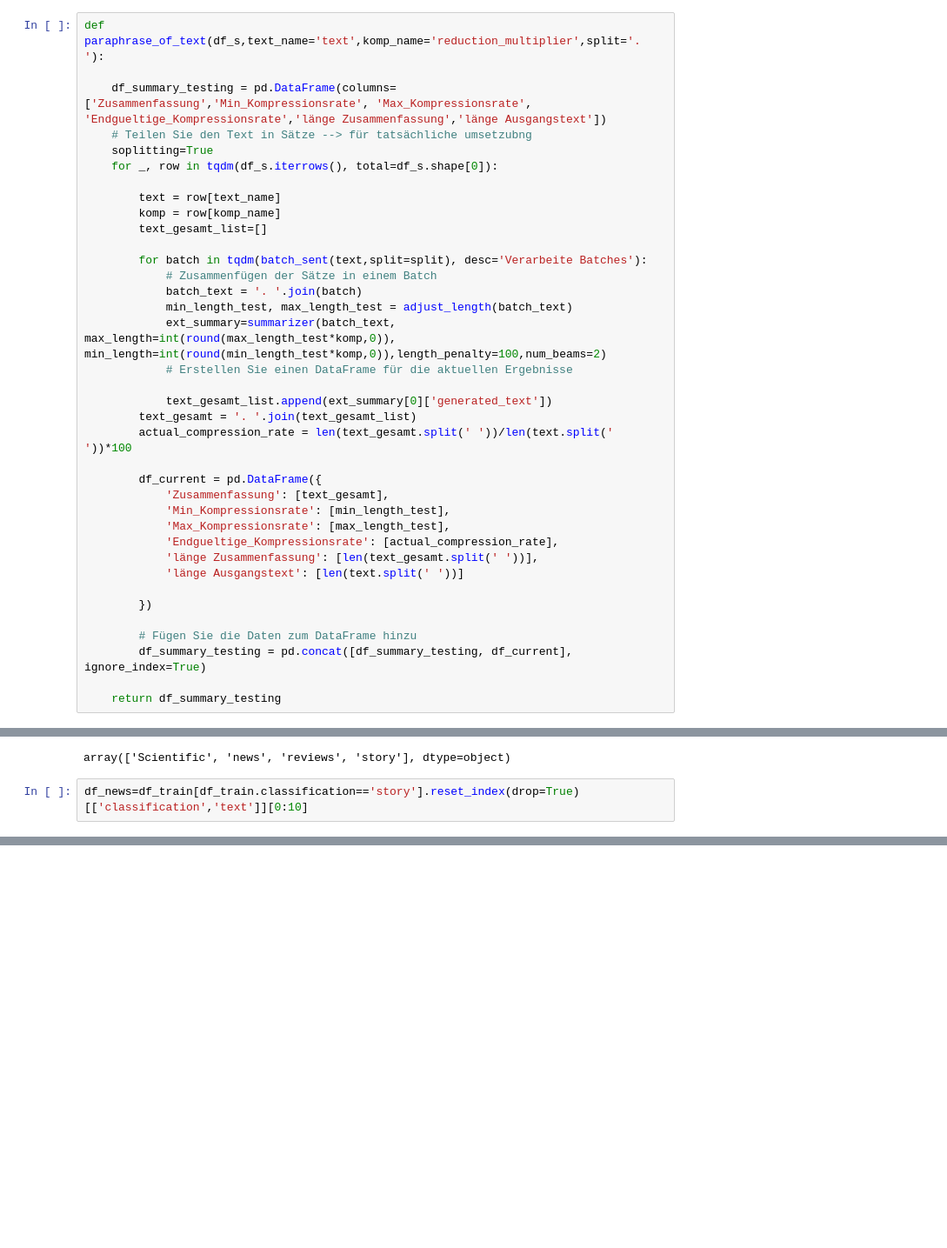
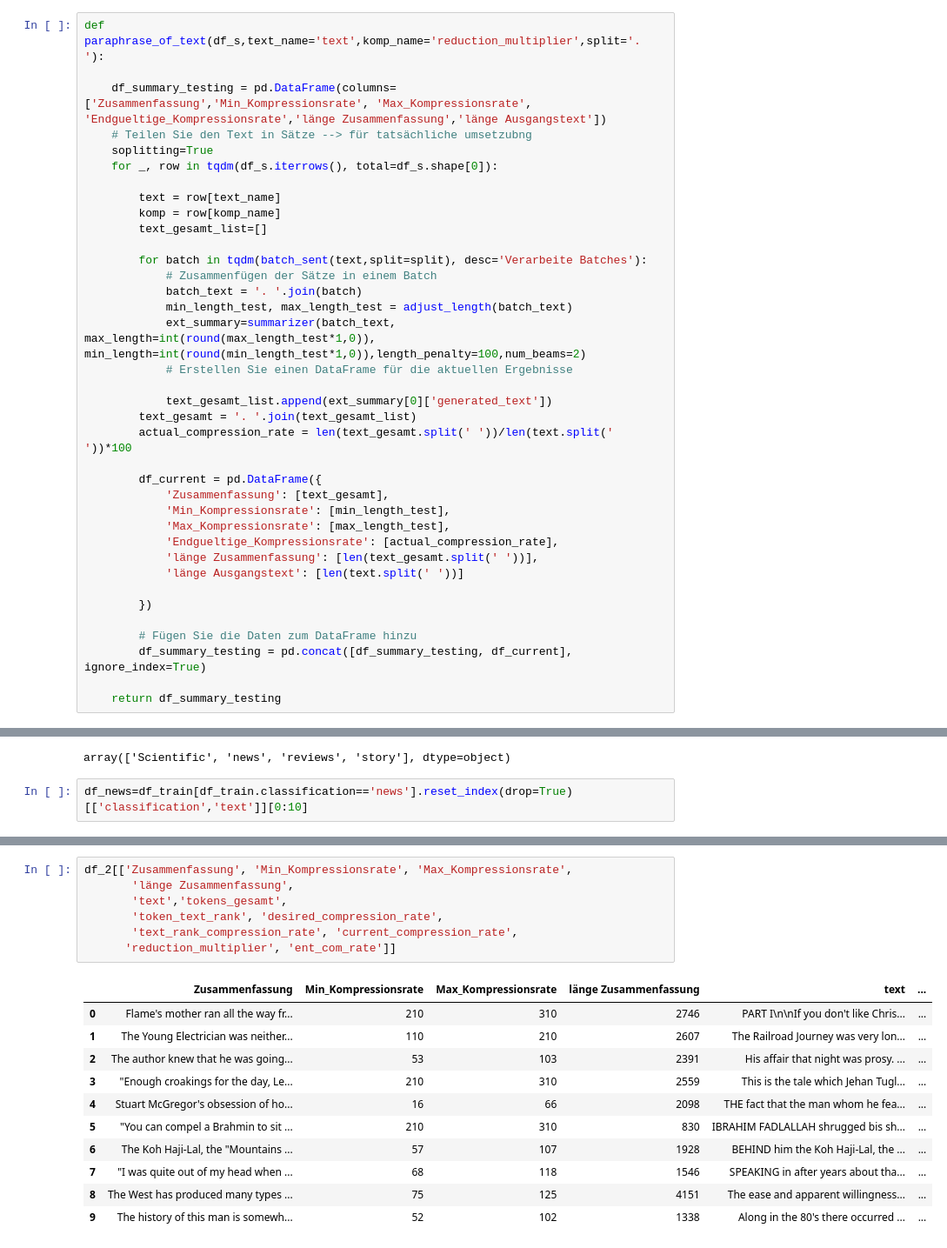
Before and after one commit to NICFRU/Projektrealisierung, a Jupyter notebook: colab.ipynb, the cells around one changed output, grey strips where cells are left out. Shown at 87% size. Cells and saved outputs as stored; diff of their text form; blank space fills up the shorter version.

Commit message:
test data

```diff
--- a/colab.ipynb
+++ b/colab.ipynb
@@ -184,7 +184,7 @@ def paraphrase_of_text(df_s,text_name='text',komp_name='reduction_multiplier',sp
             # Zusammenfügen der Sätze in einem Batch
             batch_text = '. '.join(batch)
             min_length_test, max_length_test = adjust_length(batch_text)
-            ext_summary=summarizer(batch_text, max_length=int(round(max_length_test*komp,0)), min_length=int(round(min_length_test*komp,0)),length_penalty=100,num_beams=2)
+            ext_summary=summarizer(batch_text, max_length=int(round(max_length_test*1,0)), min_length=int(round(min_length_test*1,0)),length_penalty=100,num_beams=2)
             # Erstellen Sie einen DataFrame für die aktuellen Ergebnisse
 
             text_gesamt_list.append(ext_summary[0]['generated_text'])
@@ -251,5 +253,5 @@ df_train.classification.unique()
 # %% [output]
 array(['Scientific', 'news', 'reviews', 'story'], dtype=object)
 # %%
-df_news=df_train[df_train.classification=='story'].reset_index(drop=True)[['classification','text']][0:10]
+df_news=df_train[df_train.classification=='news'].reset_index(drop=True)[['classification','text']][0:10]
 # %%
@@ -275,0 +296,19 @@ df[['Zusammenfassung', 'Min_Kompressionsrate', 'Max_Kompressionsrate',
+# %%
+df_2[['Zusammenfassung', 'Min_Kompressionsrate', 'Max_Kompressionsrate',
+       'länge Zusammenfassung',
+       'text','tokens_gesamt',
+       'token_text_rank', 'desired_compression_rate',
+       'text_rank_compression_rate', 'current_compression_rate',
+      'reduction_multiplier', 'ent_com_rate']]
+# %% [output]
+|  | Zusammenfassung | Min_Kompressionsrate | Max_Kompressionsrate | länge Zusammenfassung | text | ... |
+| 0 | Flame's mother ran all the way fr... | 210 | 310 | 2746 | PART I\n\nIf you don't like Chris... | ... |
+| 1 | The Young Electrician was neither... | 110 | 210 | 2607 | The Railroad Journey was very lon... | ... |
+| 2 | The author knew that he was going... | 53 | 103 | 2391 | His affair that night was prosy. ... | ... |
+| 3 | "Enough croakings for the day, Le... | 210 | 310 | 2559 | This is the tale which Jehan Tugl... | ... |
+| 4 | Stuart McGregor's obsession of ho... | 16 | 66 | 2098 | THE fact that the man whom he fea... | ... |
+| 5 | "You can compel a Brahmin to sit ... | 210 | 310 | 830 | IBRAHIM FADLALLAH shrugged bis sh... | ... |
+| 6 | The Koh Haji-Lal, the "Mountains ... | 57 | 107 | 1928 | BEHIND him the Koh Haji-Lal, the ... | ... |
+| 7 | "I was quite out of my head when ... | 68 | 118 | 1546 | SPEAKING in after years about tha... | ... |
+| 8 | The West has produced many types ... | 75 | 125 | 4151 | The ease and apparent willingness... | ... |
+| 9 | The history of this man is somewh... | 52 | 102 | 1338 | Along in the 80's there occurred ... | ... |
```
Also changed, not shown: parts of 6 cells of this notebook.
